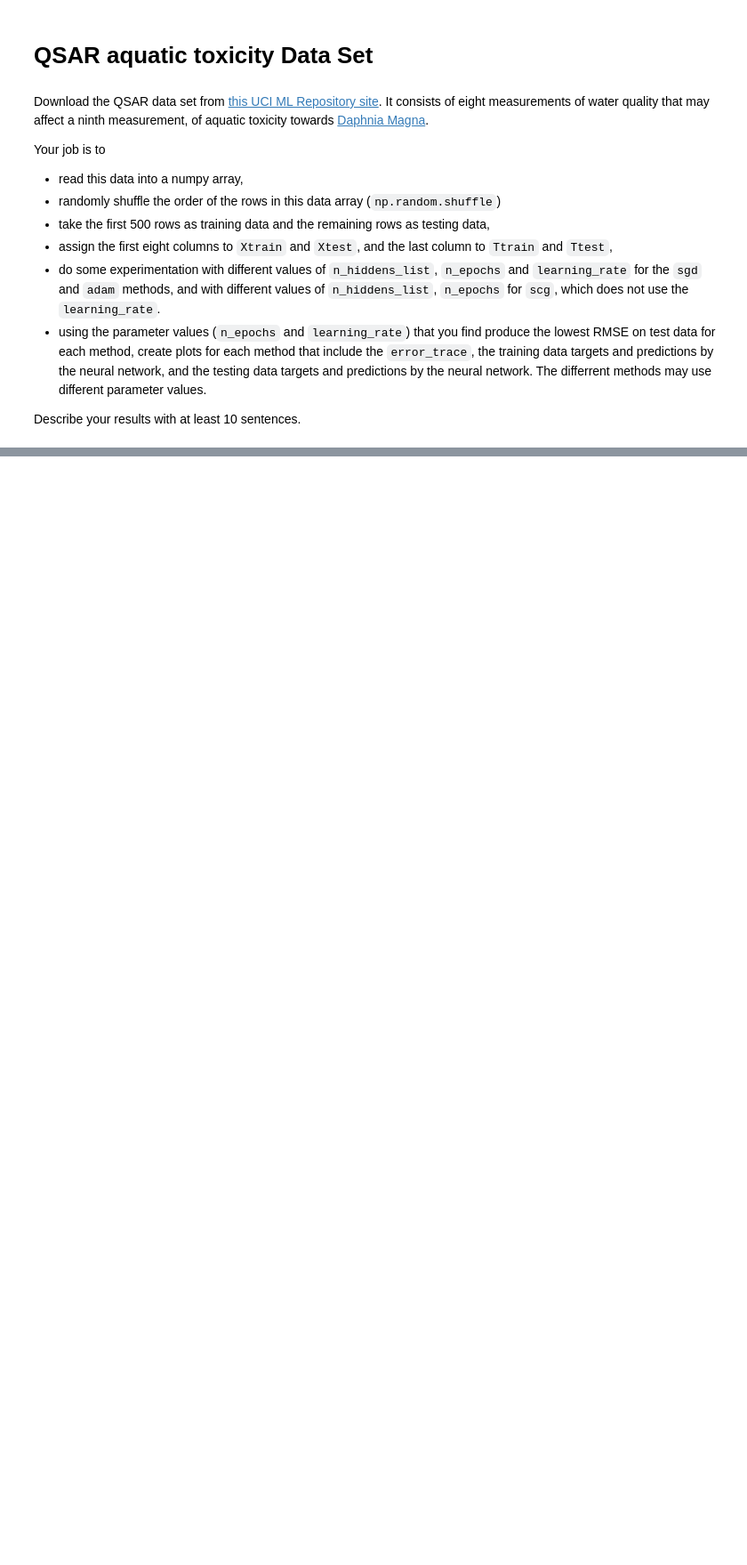
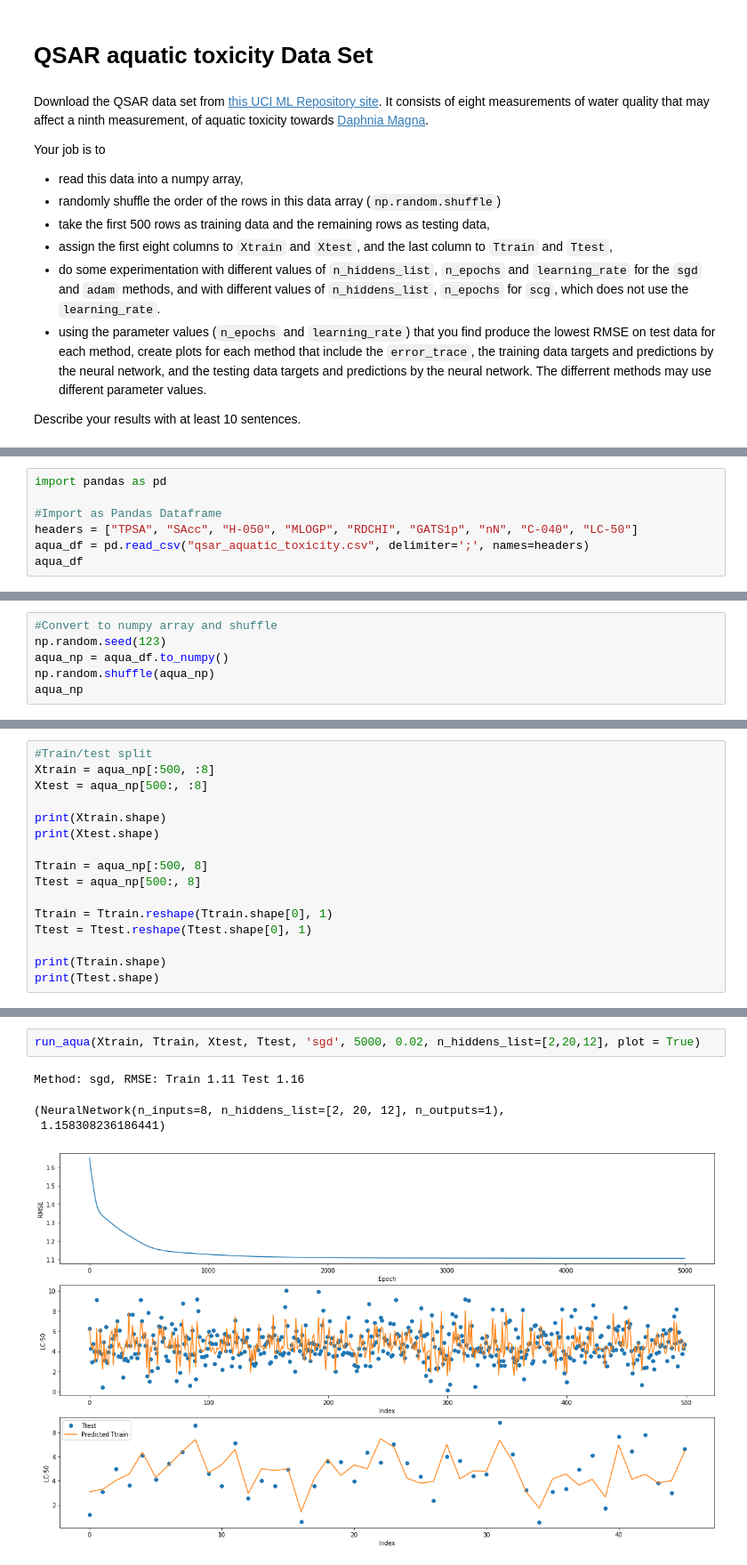
Before and after one commit to MillerRidgeway/MachineLearningNotebooks, a Jupyter notebook: Ridgeway-A3.ipynb, the cells around one changed output, grey strips where cells are left out. Shown at 89% size. Saved outputs shown, nothing was run; the diff lists cells and outputs as text; blank space fills up the shorter version.

Commit message:
Wrapped up HW3 - windowing into the array gave me problems, and so did the darn 2 times in backwards

```diff
--- a/Ridgeway-A3.ipynb
+++ b/Ridgeway-A3.ipynb
@@ -424,0 +446,7 @@ For the grading script to run correctly, you must first name this notebook as 'L
+# %%
+import pandas as pd
+
+#Import as Pandas Dataframe
+headers = ["TPSA", "SAcc", "H-050", "MLOGP", "RDCHI", "GATS1p", "nN", "C-040", "LC-50"]
+aqua_df = pd.read_csv("qsar_aquatic_toxicity.csv", delimiter=';', names=headers)
+aqua_df
@@ -424,0 +467,6 @@ For the grading script to run correctly, you must first name this notebook as 'L
+# %%
+#Convert to numpy array and shuffle
+np.random.seed(123)
+aqua_np = aqua_df.to_numpy()
+np.random.shuffle(aqua_np)
+aqua_np
@@ -424,0 +481,16 @@ For the grading script to run correctly, you must first name this notebook as 'L
+# %%
+#Train/test split
+Xtrain = aqua_np[:500, :8]
+Xtest = aqua_np[500:, :8]
+
+print(Xtrain.shape)
+print(Xtest.shape)
+
+Ttrain = aqua_np[:500, 8]
+Ttest = aqua_np[500:, 8]
+
+Ttrain = Ttrain.reshape(Ttrain.shape[0], 1)
+Ttest = Ttest.reshape(Ttest.shape[0], 1)
+
+print(Ttrain.shape)
+print(Ttest.shape)
@@ -424,0 +663,7 @@ For the grading script to run correctly, you must first name this notebook as 'L
+# %%
+run_aqua(Xtrain, Ttrain, Xtest, Ttest, 'sgd', 5000, 0.02, n_hiddens_list=[2,20,12], plot = True)
+# %% [output]
+Method: sgd, RMSE: Train 1.11 Test 1.16
+(NeuralNetwork(n_inputs=8, n_hiddens_list=[2, 20, 12], n_outputs=1),
+ 1.158308236186441)
+[figure, added]
```
Also changed, not shown: parts of 31 cells of this notebook, 2 other files.
